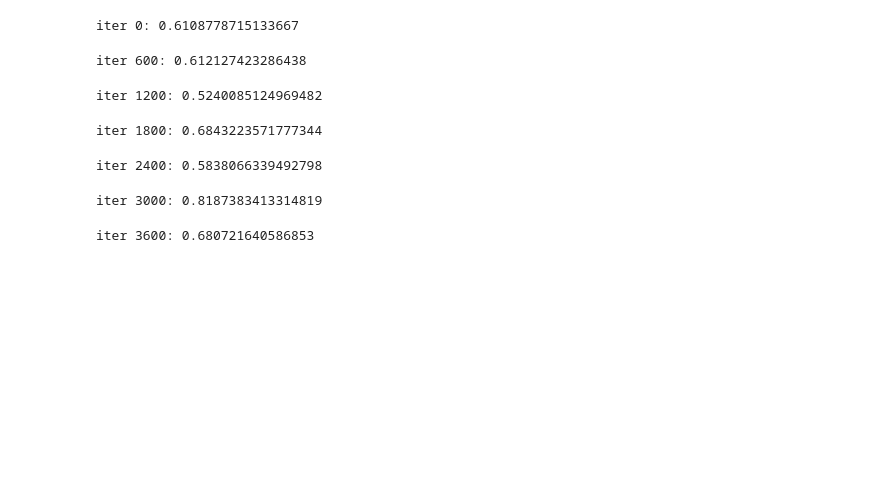
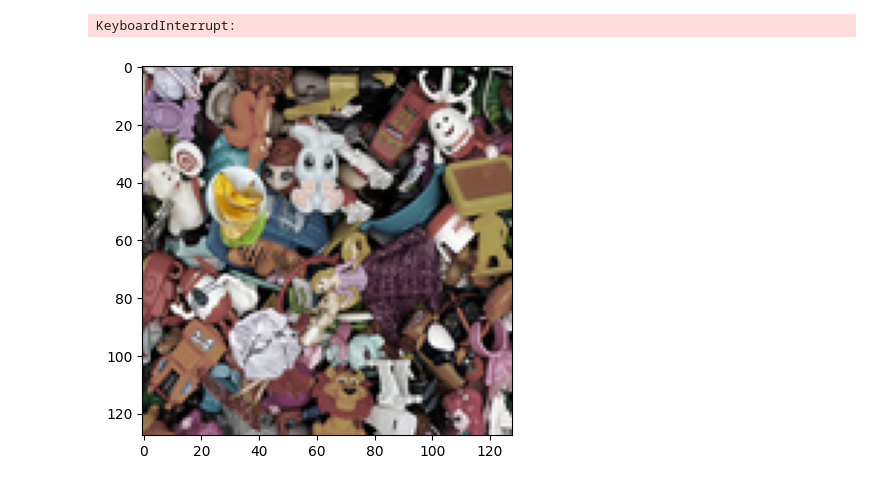
Before and after one commit to pranaboy72/denoisingheat, a Jupyter notebook: diffusion_backbone.ipynb, the cells around one changed output. Saved outputs shown, nothing was run; the diff lists cells and outputs as text; code cells hidden in the pictures; blank space fills up the shorter version.

```diff
--- a/diffusion_backbone.ipynb
+++ b/diffusion_backbone.ipynb
@@ -116,7 +116,8 @@ n = batch_size // train_goal_num  # if 3 goals: batch -> n * 12
 
 for iters in tqdm(range(train_goal_num * epochs)):
     gs = random.randrange(goal_num)
-    goals = gen_goals(goal_bounds, train_goal_num)
+    goals = gen_goals(goal_bounds, train_goal_num, dist=0.3)
+    goals
 
     expanded_goals = goals.unsqueeze(1).expand(-1, n, -1)
     optim.zero_grad()
@@ -143,16 +144,16 @@ for iters in tqdm(range(train_goal_num * epochs)):
         prev_tr = tr
 
     # TODO: Below new_obs is only capable when the goal number is 3.
-    comb_sum = [0] + [n*(train_comb[c]+train_comb[c+1]) for c in range(len(train_comb)-1)]
-    new_obs = torch.cat([obs[comb_sum[n//2]:comb_sum[n//2+1]] if n%2 == 0 else duplicates[n-1] \
-                         for n in range(len(comb_sum)-1)*2], dim=0)
-#     new_obs = torch.cat([
-#         obs[:n*(train_comb[0]+train_comb[1])],
-#         duplicates[0],
-#         obs[n*(train_comb[0]+train_comb[1]):n*(train_comb[0]+train_comb[1]+train_comb[2])],
-#         duplicates[1],
-#         obs[14:]
-#     ], dim=0)
+#     comb_sum = [0] + [n*(train_comb[c]+train_comb[c+1]) for c in range(len(train_comb)-1)]
+#     new_obs = torch.cat([obs[comb_sum[n//2]:comb_sum[n//2+1]] if n%2 == 0 else duplicates[n-1] \
+#                          for n in range(len(comb_sum)-1)*2], dim=0)
+    new_obs = torch.cat([
+        obs[:n*(train_comb[0]+train_comb[1])],
+        duplicates[0],
+        obs[n*(train_comb[0]+train_comb[1]):n*(train_comb[0]+train_comb[1]+train_comb[2])],
+        duplicates[1],
+        obs[14:]
+    ], dim=0)
 
     t = diffusion.sample_timesteps(batch_size).to(device)
 
@@ -163,16 +164,15 @@ for iters in tqdm(range(train_goal_num * epochs)):
     loss.backward()
     optim.step()
 
-    if iters % (epochs//10) == 0:
+    if iters % ((train_goal_num * epochs)//10) == 0:
         print(f"iter {iters}: {loss.item()}")
 # %% [output]
-iter 0: 0.6108778715133667
+KeyboardInterrupt:
-iter 600: 0.612127423286438
-iter 1200: 0.5240085124969482
-iter 1800: 0.6843223571777344
-iter 2400: 0.5838066339492798
-iter 3000: 0.8187383413314819
-iter 3600: 0.680721640586853
+# %%
+plt.imshow(obs[12].permute(1,2,0).cpu().numpy())
+plt.show()
+# %% [output]
+[figure, added]
 # %%
 from scorefield.utils.utils import log_num_check, get_url_pretrained
 
```
Also changed, not shown: parts of 7 cells of this notebook, 4 other files.
